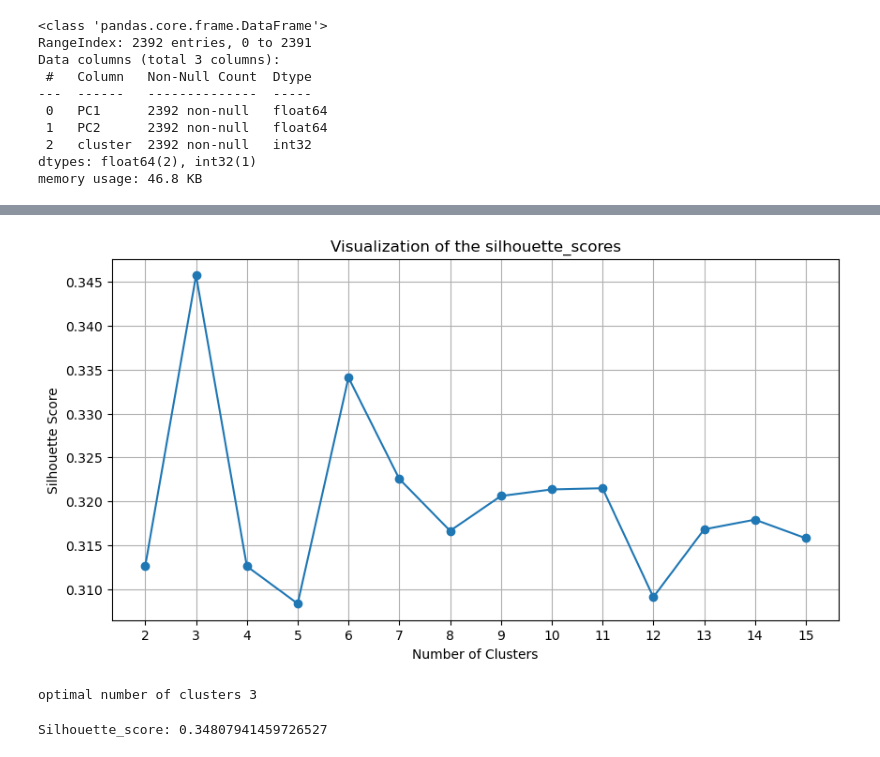
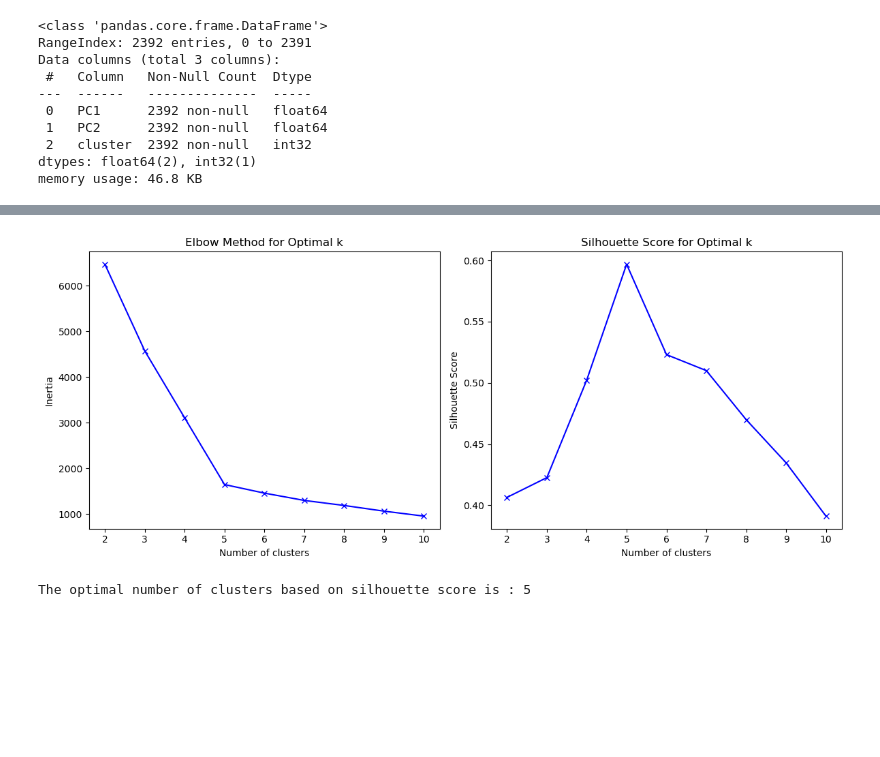
Before and after one commit to OliveKinful/Unsupervised_learning_project, a Jupyter notebook: Asthma_Diagnosis.ipynb, the cells around one changed output, grey strips where cells are left out. Cells and saved outputs as stored; diff of their text form; code cells hidden in the pictures; blank space fills up the shorter version.

Commit message:
Applied KMeans algorithm and evaluate using elbow method and silhouette score

```diff
--- a/Asthma_Diagnosis.ipynb
+++ b/Asthma_Diagnosis.ipynb
@@ -252,3 +254,46 @@ plt.show()
+# %%
+#Apply the KMeans algorithm and evaluate using the elbow method and silhouette score
+inertia = []
+silhouette_scores = []
+davies_bouldin_scores = []
+calinski_harabasz_scores = []
+
+K = range(2, 11) # Starting from 2 because silhouette score is not defined for k=1
+
+for k in K:
+    kmeans = KMeans(n_clusters = k, random_state=42)
+    kmeans.fit(pca_df)
+    inertia.append(kmeans.inertia_)
+    silhouette_scores.append(silhouette_score(pca_df, kmeans.labels_))
+    davies_bouldin_scores.append(davies_bouldin_score(pca_df, kmeans.labels_))
+    calinski_harabasz_scores.append(calinski_harabasz_score(pca_df, kmeans.labels_))
+# %%
+#Plot the elbow method
+plt.figure(figsize=(12,5))
+
+plt.subplot(1,2,1)
+plt.plot(K, inertia, 'bx-')
+plt.xlabel('Number of clusters')
+plt.ylabel('Inertia')
+plt.title('Elbow Method for Optimal k')
+
+#plot the sihouette scores
+plt.subplot(1,2,2)
+plt.plot(K, silhouette_scores, 'bx-')
+plt.xlabel('Number of clusters')
+plt.ylabel('Silhouette Score')
+plt.title('Silhouette Score for Optimal k')
+
+plt.tight_layout()
+plt.show()
+# %% [output]
+[figure, added]
+# %%
+#Determine the best number of clusters using the silhouette score
+optimal_k = K[np.argmax(silhouette_scores)]
+print(f"The optimal number of clusters based on silhouette score is : {optimal_k}")
+# %% [output]
+The optimal number of clusters based on silhouette score is : 5
 # %%
 #Sihouette Score Calculation
 silhouette_scores =[]
@@ -257,28 +302,3 @@ for n in cluster_range:
     kmeans = KMeans(n_clusters=n, random_state=42, n_init='auto')
     kmeans_labels = kmeans.fit_predict(pca_data)
     silhouette_scores.append(silhouette_score(pca_data, kmeans_labels))
-# %%
-#Visualize the silhouette_score
-plt.figure(figsize=(10,5))
-plt.plot(cluster_range, silhouette_scores, marker='o')
-plt.title('Visualization of the silhouette_scores')
-plt.xlabel('Number of Clusters')
-plt.ylabel('Silhouette Score')
-plt.xticks(np.arange(2,16,step=1))
-plt.grid(True)
-plt.show()
-# %% [output]
-[figure, removed]
-# %%
-#find the optimal number of clusters
-optimal_clusters = silhouette_scores.index(max(silhouette_scores)) + 2
-print("optimal number of clusters",optimal_clusters)
-# %% [output]
-optimal number of clusters 3
-# %%
-kmeans =KMeans(n_clusters = optimal_clusters, random_state=42, n_init='auto')
-kmeans_labels_ =kmeans.fit_predict(pca_data)
-score = silhouette_score(pca_data, kmeans_labels_)
-print('Silhouette_score:', score)
-# %% [output]
-Silhouette_score: 0.34807941459726527
```
Also changed, not shown: parts of 8 cells of this notebook.
